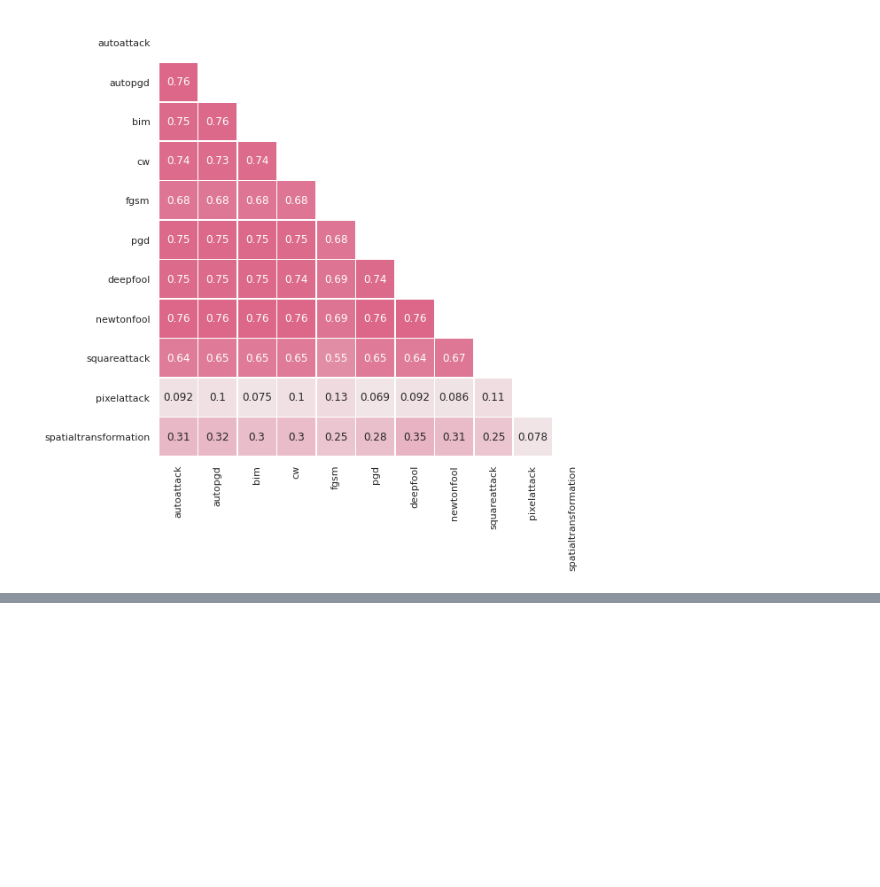
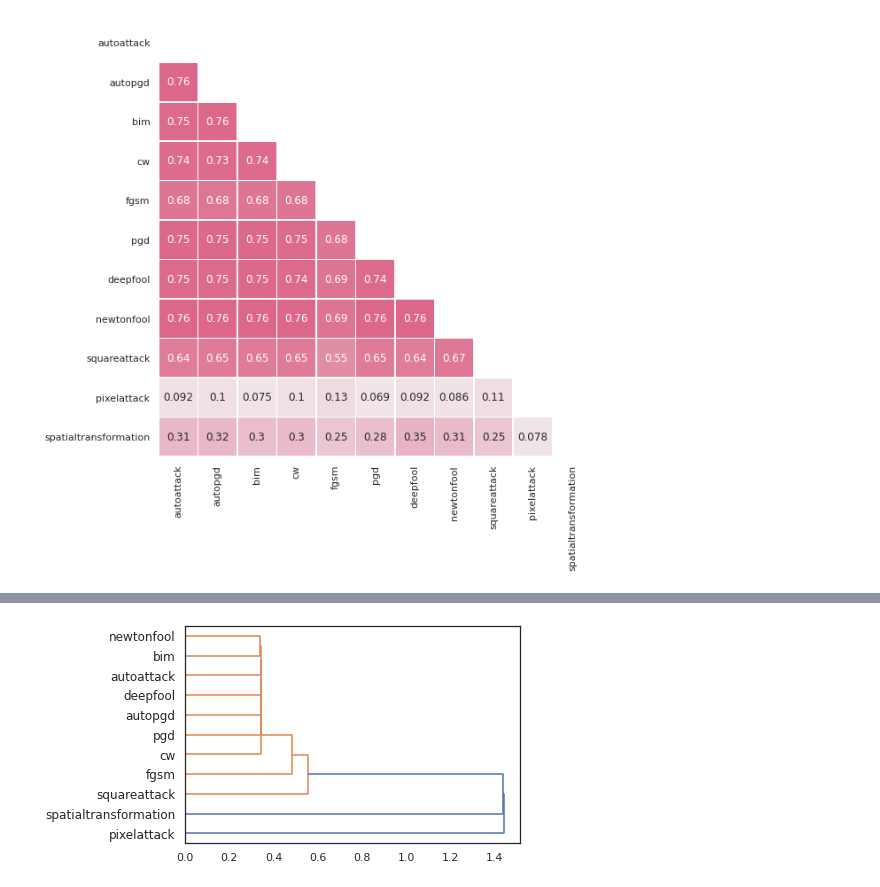
Before and after one commit to mhilmiasyrofi/attack-analysis, a Jupyter notebook: cifar10/evaluation-metric-fine-grain.ipynb, the cells around one changed output, grey strips where cells are left out. Saved outputs shown, nothing was run; the diff lists cells and outputs as text; code cells hidden in the pictures; blank space fills up the shorter version.

Commit message:
add dendogram for clustering the bsem result

```diff
--- a/cifar10/evaluation-metric-fine-grain.ipynb
+++ b/cifar10/evaluation-metric-fine-grain.ipynb
@@ -63,3 +59,10 @@ print("Y_adv_pred({},{}): {}".format(train, test, y_adv_pred))
 # %% [output]
 Y_adv(pgd,autoattack): [3 8 8 ... 5 1 7]
 Y_adv_pred(pgd,autoattack): [3 8 0 ... 5 1 7]
+# %%
+train = "fgsm"
+test = "autopgd"
+y_adv, y_adv_pred = get_robust_data(train, test)
+
+print("Y_adv({},{}): {}".format(train, test, y_adv))
+print("Y_adv_pred({},{}): {}".format(train, test, y_adv_pred))
@@ -227,0 +310,6 @@ plot_half_heatmap(bsem, cmap, path)
+# %%
+import scipy.cluster.hierarchy as hcluster
+linkage = hcluster.linkage(1 - bsem)
+dendro  = hcluster.dendrogram(linkage, labels=bsem.columns, orientation="right")
+# %% [output]
+[figure, added]
```
Also changed, not shown: parts of 7 cells of this notebook.
